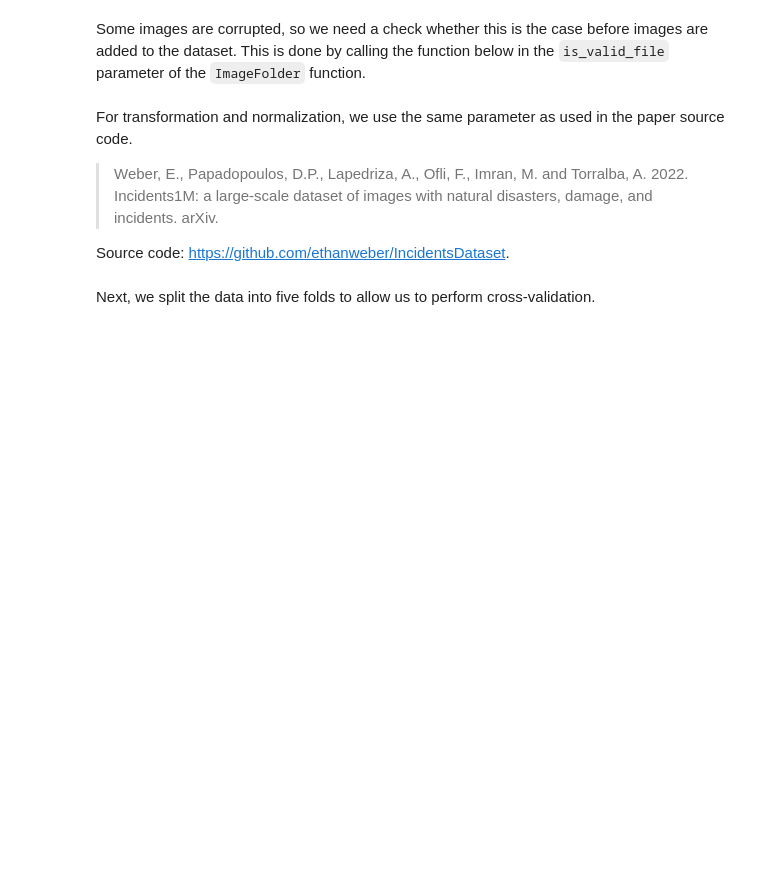
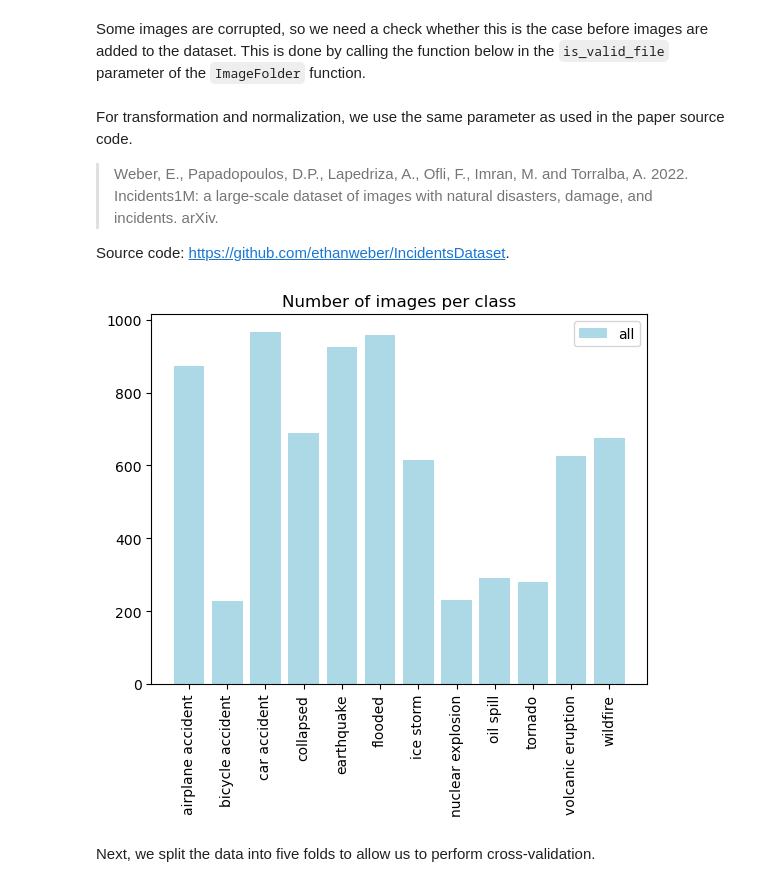
Before and after one commit to gilians/2022-1B-DS-CIRI-Project, a Jupyter notebook: CIRI data preparation.ipynb, the cells around one changed output. Cells and saved outputs as stored; diff of their text form; code cells hidden in the pictures; blank space fills up the shorter version.

```diff
--- a/CIRI data preparation.ipynb
+++ b/CIRI data preparation.ipynb
@@ -69,6 +69,27 @@ data = torchvision.datasets.ImageFolder(
 
 targets = [target for (_, target) in data]
 number_of_classes = len(data.classes)
+# %%
+unique_targets, unique_target_counts = np.unique(
+    targets,
+    return_counts=True
+)
+
+# Convoluted way of showing a bar chart with multiple bars, but prevents having to create a dataframe for e.g. Seaborn
+plt.bar(np.arange(number_of_classes),
+        unique_target_counts,
+        width=0.8,
+        label="all",
+        color="lightblue")
+
+plt.xticks(np.arange(number_of_classes),
+           labels=data.classes,
+           rotation="vertical")
+plt.legend()
+plt.title("Number of images per class")
+plt.show()
+# %% [output]
+[figure, added]
 # %% [markdown]
 Next, we split the data into five folds to allow us to perform cross-validation.
 # %%
```
Also changed, not shown: parts of 3 cells of this notebook.
